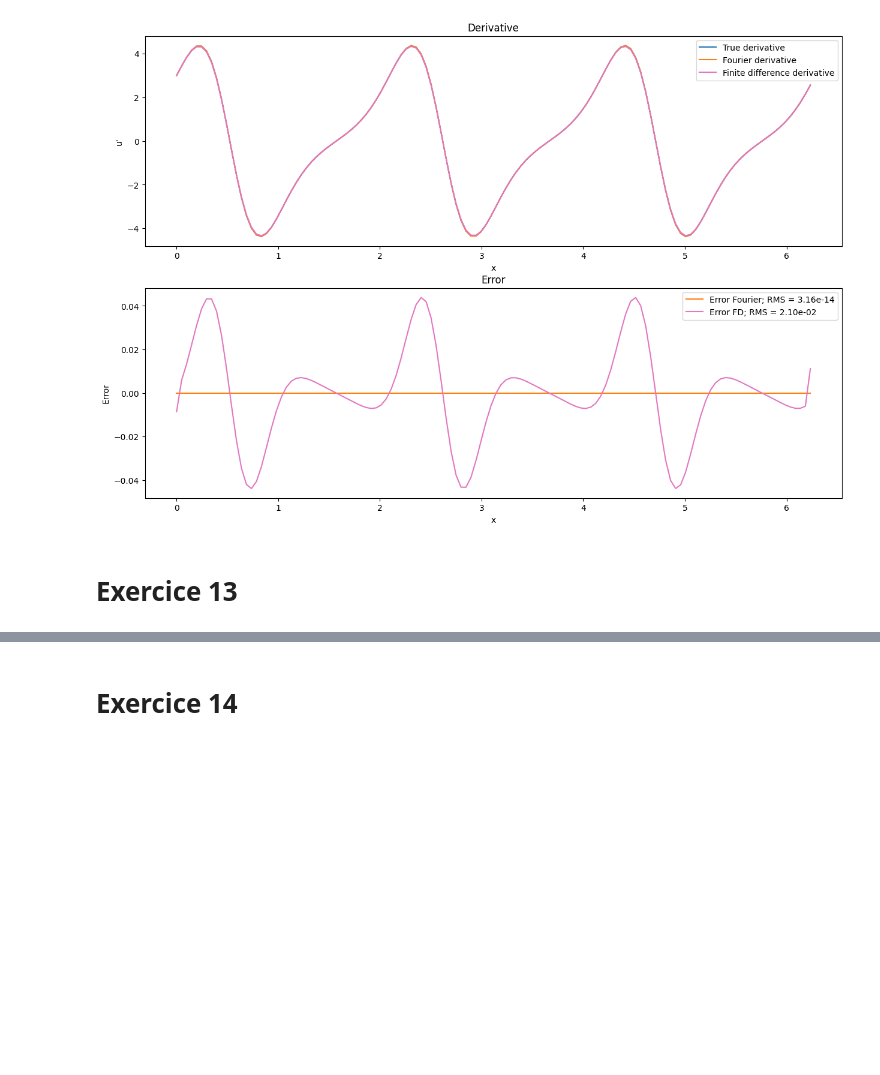
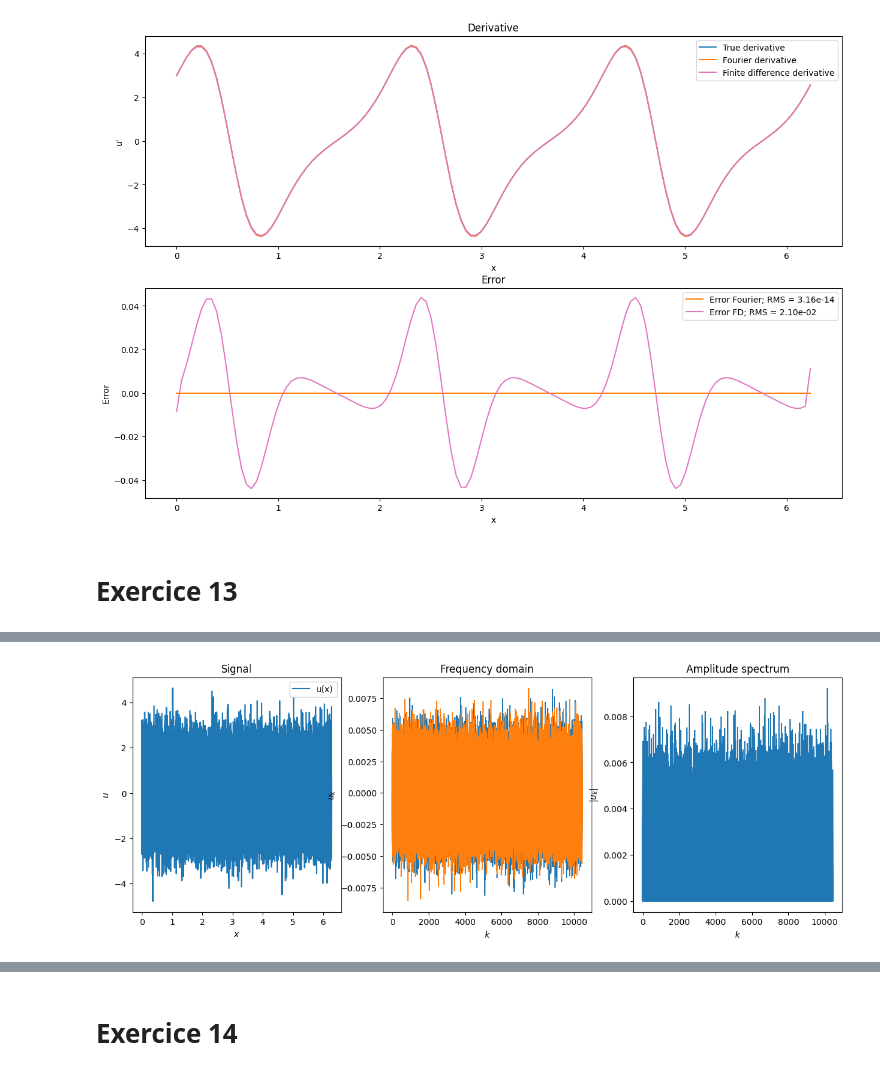
Before and after one commit to sablonl/LPHYS1303-Notebooks, a Jupyter notebook: Spectral.ipynb, the cells around one changed output, grey strips where cells are left out. Saved outputs shown, nothing was run; the diff lists cells and outputs as text; code cells hidden in the pictures; blank space fills up the shorter version.

```diff
--- a/Spectral.ipynb
+++ b/Spectral.ipynb
@@ -299,0 +381,35 @@ plt.show()
+# %%
+# Pour un bruit blanc, on s'attend à ce que la transformée de Fourier soit uniformément répartie en amplitude et en phase
+# quand N -> infini
+
+N = 2**17
+L = 2*np.pi
+
+x = np.linspace(0, L, N, endpoint=False)
+u = np.random.randn(N) # Bruit blanc gaussien -> moyenne nulle, variance 1
+
+freqs = rfftfreq(N, L/N)
+u_k = rfft(u)
+
+fig, ax = plt.subplots(1, 3, figsize=(15, 5))
+
+ax[0].plot(x, u, label="u(x)", c='C0')
+ax[0].set_title("Signal")
+ax[0].set_xlabel("$x$")
+ax[0].set_ylabel("$u$")
+ax[0].legend()
+
+ax[1].stem(freqs, np.real(u_k) / N, label="$\Re(u_k)$", markerfmt=" ", basefmt="C0")
+ax[1].stem(freqs, np.imag(u_k) / N, label="$\Im(u_k)$", markerfmt=" ", basefmt="C1", linefmt="C1")
+ax[1].set_title("Frequency domain")
+ax[1].set_xlabel("$k$")
+ax[1].set_ylabel("$u_k$")
+
+ax[2].stem(freqs, np.abs(u_k) / N, markerfmt=" ", basefmt="C0", label="$|u_k|$")
+ax[2].set_title("Amplitude spectrum")
+ax[2].set_xlabel("$k$")
+ax[2].set_ylabel("$|u_k|$")
+
+plt.show()
+# %% [output]
+[figure, added]
```
Also changed, not shown: parts of 14 cells of this notebook.
